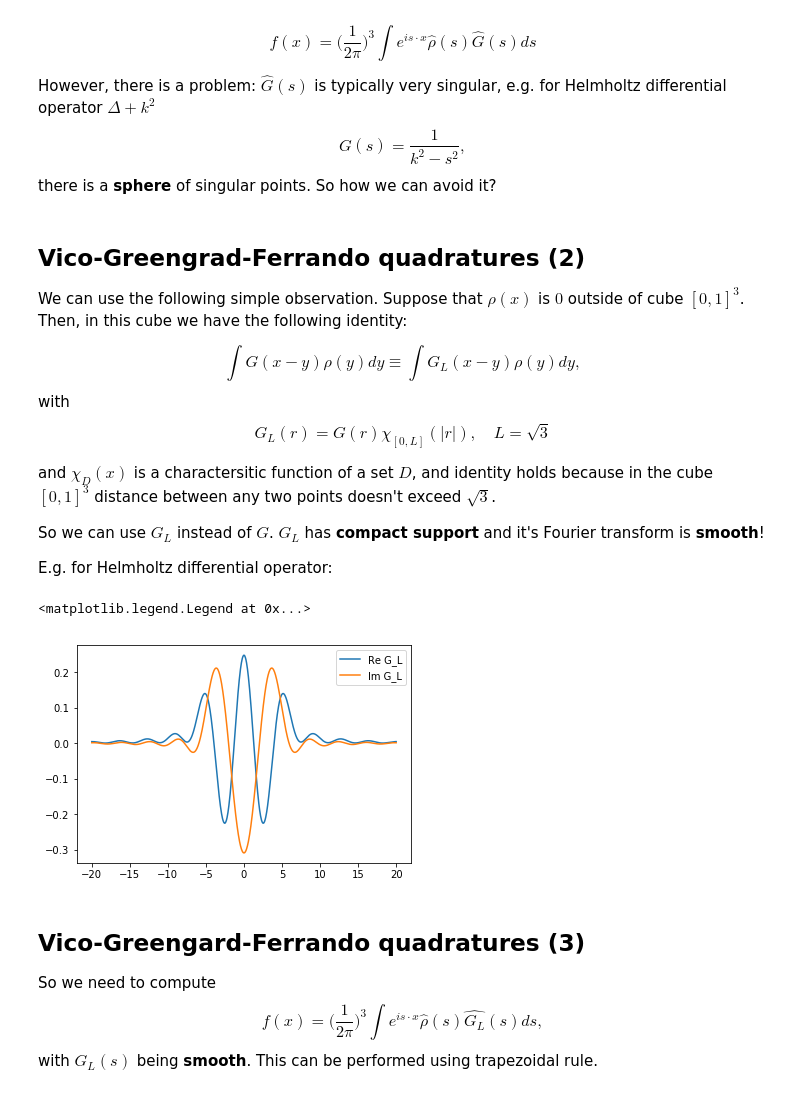
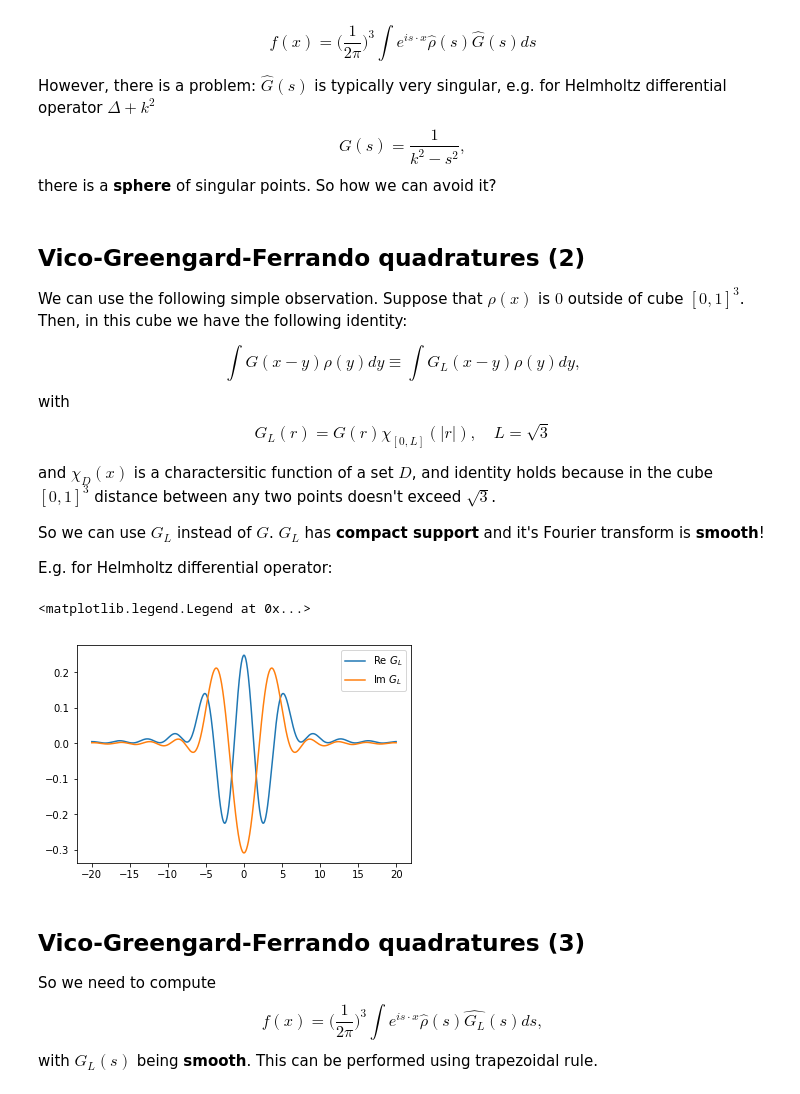
Before and after one commit to oseledets/fastpde2017, a Jupyter notebook: lectures/Lecture-2.ipynb, the cells around one changed output. Cells and saved outputs as stored; diff of their text form; code cells hidden in the pictures.

```diff
--- a/lectures/Lecture-2.ipynb
+++ b/lectures/Lecture-2.ipynb
@@ -349,7 +356,7 @@ $$G(s) = \frac{1}{k^2 - s^2},$$
 there is a **sphere** of singular points.
 So how we can avoid it?
 # %% [markdown]
-## Vico-Greengrad-Ferrando quadratures (2)
+## Vico-Greengard-Ferrando quadratures (2)
 We can use the following simple observation. Suppose that $\rho(x)$ is $0$ outside of cube $[0, 1]^3$. Then, in this cube we have the following identity:
 
 $$
@@ -369,19 +376,19 @@ E.g. for Helmholtz differential operator:
 # %%
 import numpy as np
 import math
 import matplotlib.pyplot as plt
 %matplotlib inline
 
 def G_L(x, k, L):
     return (-1 + np.exp(1.0j * L * k) * (np.cos(L * x) - 1.0j * k/x * np.sin(L * x)))/(k**2 - x**2)
 
 x = np.linspace(-20., 20., 1000)
-plt.plot(x, np.real(G_L(x, 4.0, np.sqrt(3))), label='Re G_L')
-plt.plot(x, np.imag(G_L(x, 4.0, np.sqrt(3))), label='Im G_L')
+plt.plot(x, np.real(G_L(x, 4.0, np.sqrt(3))), label='Re $G_L$')
+plt.plot(x, np.imag(G_L(x, 4.0, np.sqrt(3))), label='Im $G_L$')
 plt.legend()
 # %% [output]
 <matplotlib.legend.Legend at 0x...>
-[figure, old version]
+[figure, new version]
 # %% [markdown]
 ## Vico-Greengard-Ferrando quadratures (3)
 
```
Also changed, not shown: parts of 3 cells of this notebook.
